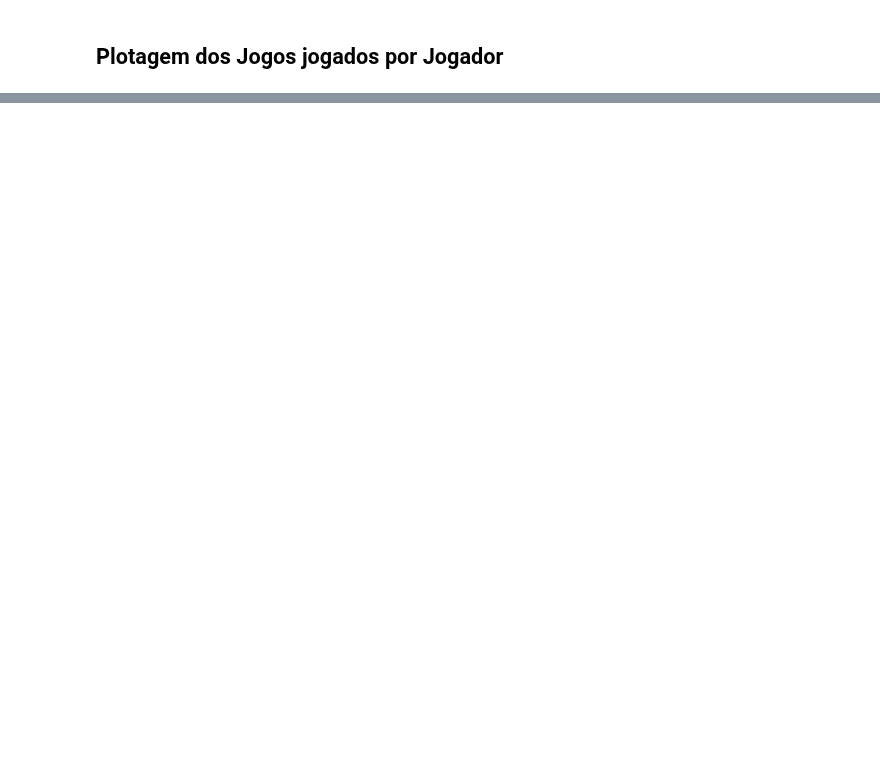
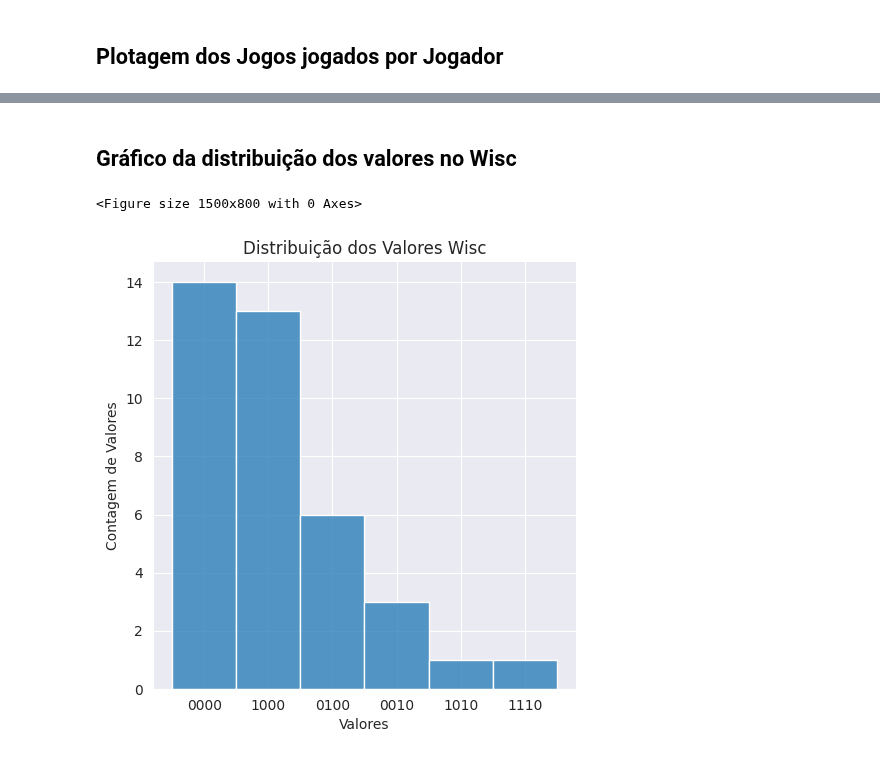
Before and after one commit to labase/data_edu, a Jupyter notebook: alite/alite_game_spike.ipynb, the cells around one changed output, grey strips where cells are left out. Cells and saved outputs as stored; diff of their text form; code cells hidden in the pictures; blank space fills up the shorter version.

```diff
--- a/alite/alite_game_spike.ipynb
+++ b/alite/alite_game_spike.ipynb
@@ -75,0 +327,12 @@ _ = chart.set_xticklabels(chart.get_xticklabels(), rotation=45, horizontalalignm
+# %% [markdown]
+## Gráfico da distribuição dos valores no Wisc
+# %%
+import seaborn as sns
+from matplotlib import pyplot as plt
+pd.to_numeric(dfwc.ponto)
+_ = plt.figure(figsize=(15,8))
+chart = sns.displot(data=dfwc, x="valor")
+_ = chart.set(title='Distribuição dos Valores Wisc', ylabel='Contagem de Valores', xlabel="Valores")
+# %% [output]
+<Figure size 1500x800 with 0 Axes>
+[figure, added]
```
Also changed, not shown: parts of 38 cells of this notebook, 1 other file.
